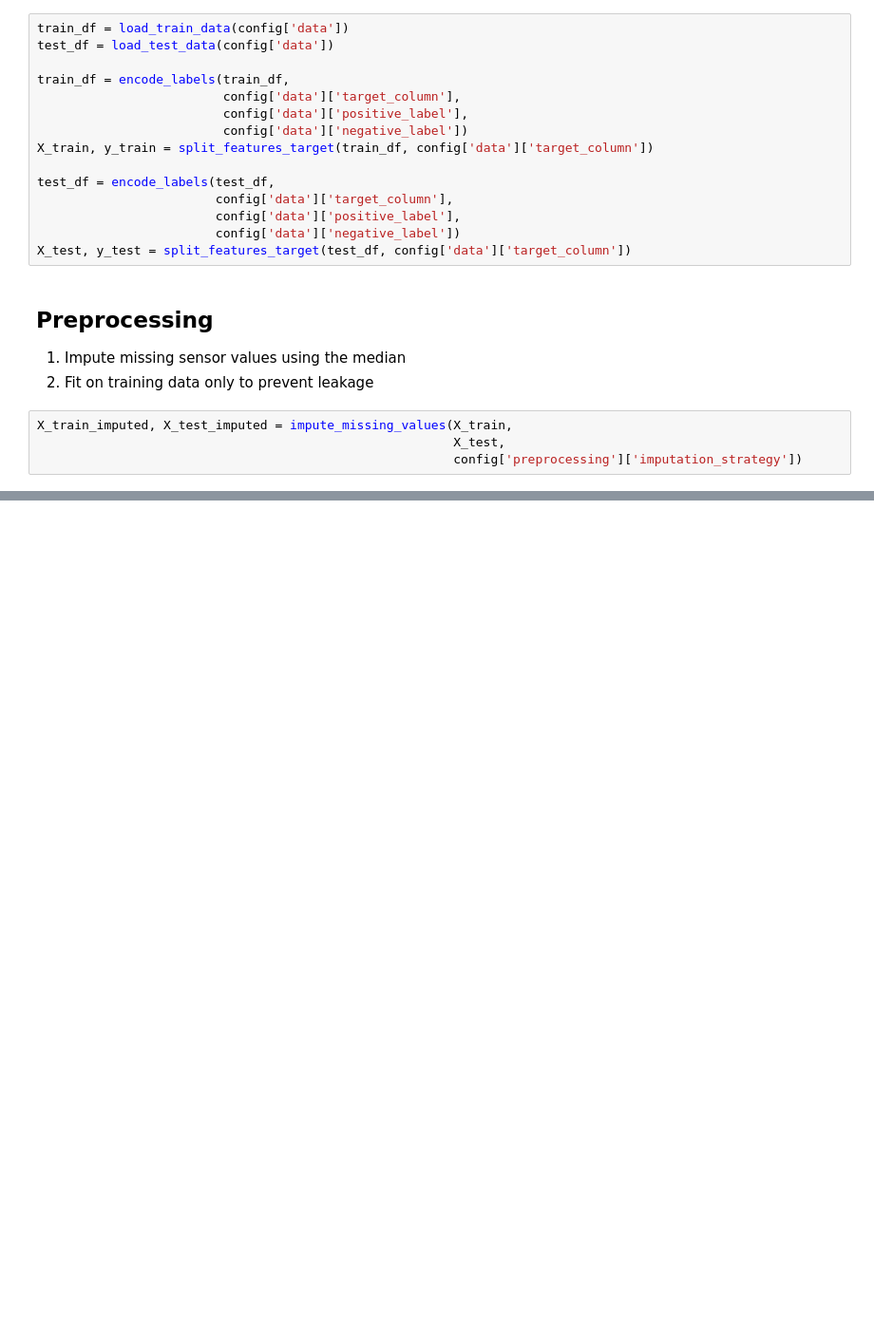
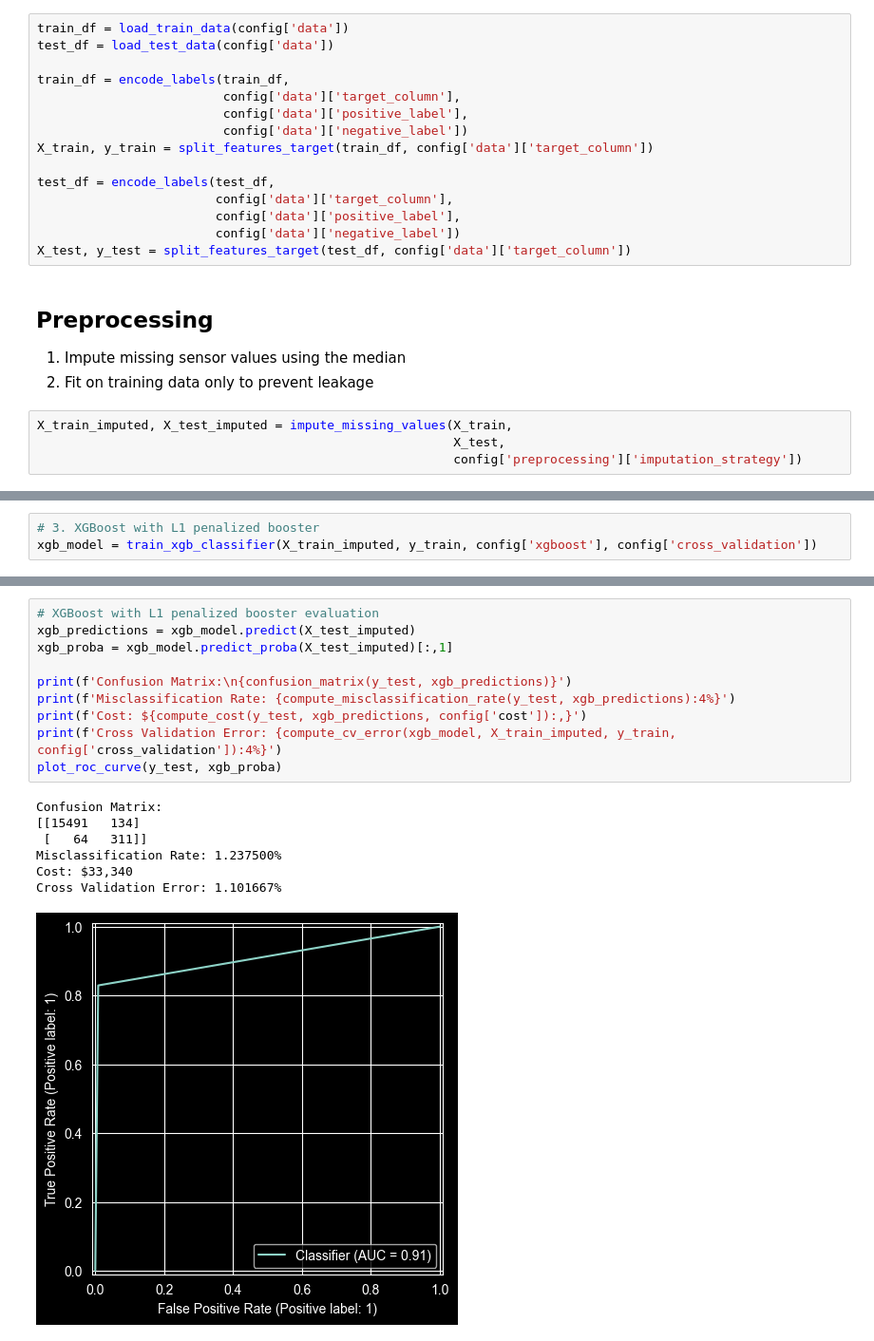
Before and after one commit to dennisdang5/aps-failure-prediction, a Jupyter notebook: notebooks/pipeline.ipynb, the cells around one changed output, grey strips where cells are left out. Shown at 95% size. Saved outputs shown, nothing was run; the diff lists cells and outputs as text; blank space fills up the shorter version.

```diff
--- a/notebooks/pipeline.ipynb
+++ b/notebooks/pipeline.ipynb
@@ -82,0 +104,3 @@ Random Forest Trained, OOB score: 0.9938333333333333
+# %%
+# 3. XGBoost with L1 penalized booster
+xgb_model = train_xgb_classifier(X_train_imputed, y_train, config['xgboost'], config['cross_validation'])
@@ -82,0 +153,18 @@ Random Forest Trained, OOB score: 0.9938333333333333
+# %%
+# XGBoost with L1 penalized booster evaluation
+xgb_predictions = xgb_model.predict(X_test_imputed)
+xgb_proba = xgb_model.predict_proba(X_test_imputed)[:,1]
+
+print(f'Confusion Matrix:\n{confusion_matrix(y_test, xgb_predictions)}')
+print(f'Misclassification Rate: {compute_misclassification_rate(y_test, xgb_predictions):4%}')
+print(f'Cost: ${compute_cost(y_test, xgb_predictions, config['cost']):,}')
+print(f'Cross Validation Error: {compute_cv_error(xgb_model, X_train_imputed, y_train, config['cross_validation']):4%}')
+plot_roc_curve(y_test, xgb_proba)
+# %% [output]
+Confusion Matrix:
+[[15491   134]
+ [   64   311]]
+Misclassification Rate: 1.237500%
+Cost: $33,340
+Cross Validation Error: 1.101667%
+[figure, added]
```
Also changed, not shown: parts of 16 cells of this notebook, 1 other file.
